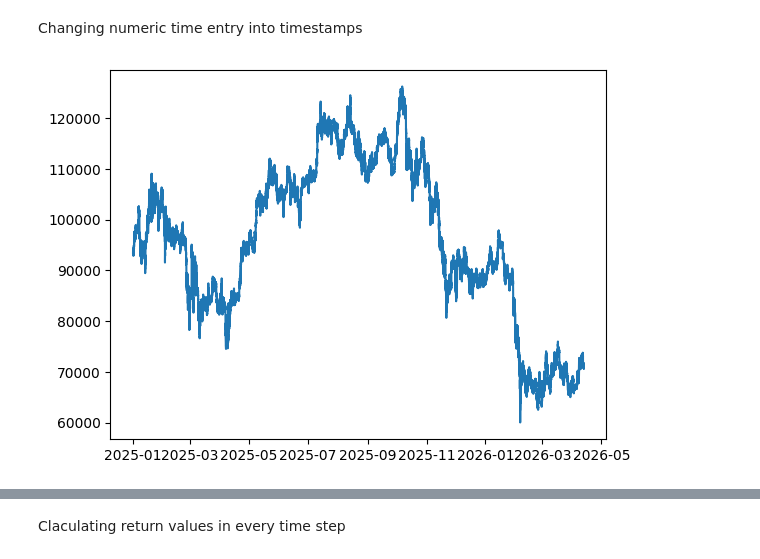
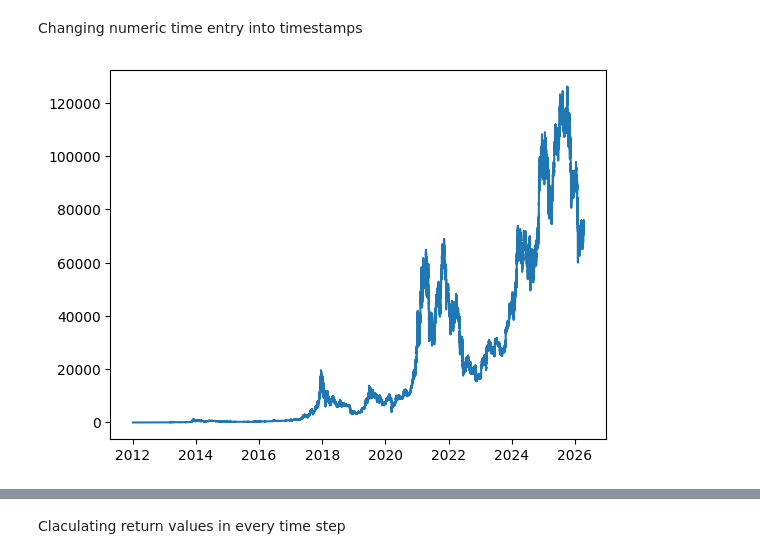
Before and after one commit to AgataJuda/Machine-Learning-for-Data-Analytics, a Jupyter notebook: data/processed/Processed_data.ipynb, the cells around one changed output, grey strips where cells are left out. Cells and saved outputs as stored; diff of their text form; code cells hidden in the pictures.

```diff
--- a/data/processed/Processed_data.ipynb
+++ b/data/processed/Processed_data.ipynb
@@ -67,11 +69,10 @@ sum(df["Close"]<0)
 Changing numeric time entry into timestamps
 # %%
 df["Timestamp"]=pd.to_datetime(df["Timestamp"], unit="s")
-df = df[df['Timestamp'].dt.year >= 2025].copy()
 plt.plot(df['Timestamp'], df['Close'])
 plt.show()
 # df['Close']=np.log(df['Close'])
 # plt.plot(df['Timestamp'], df['Close'])
-plt.show()
+# plt.show()
 # %% [output]
-[figure, old version]
+[figure, new version]
```
Also changed, not shown: parts of 24 cells of this notebook.
